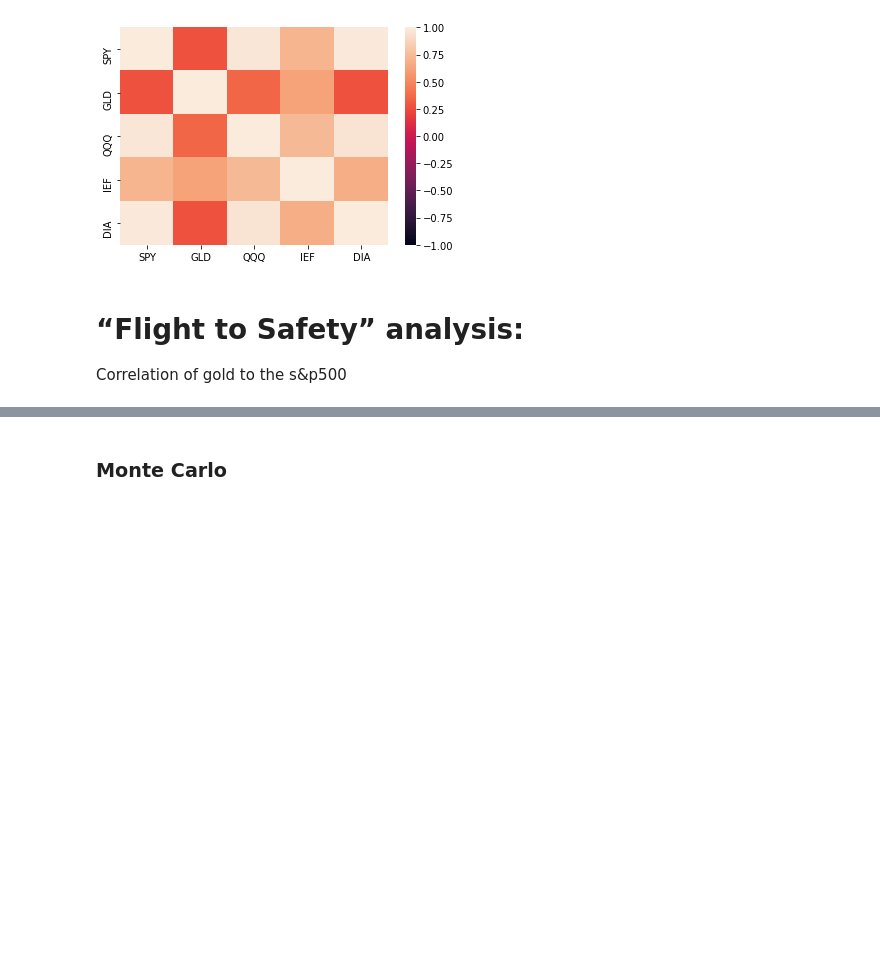
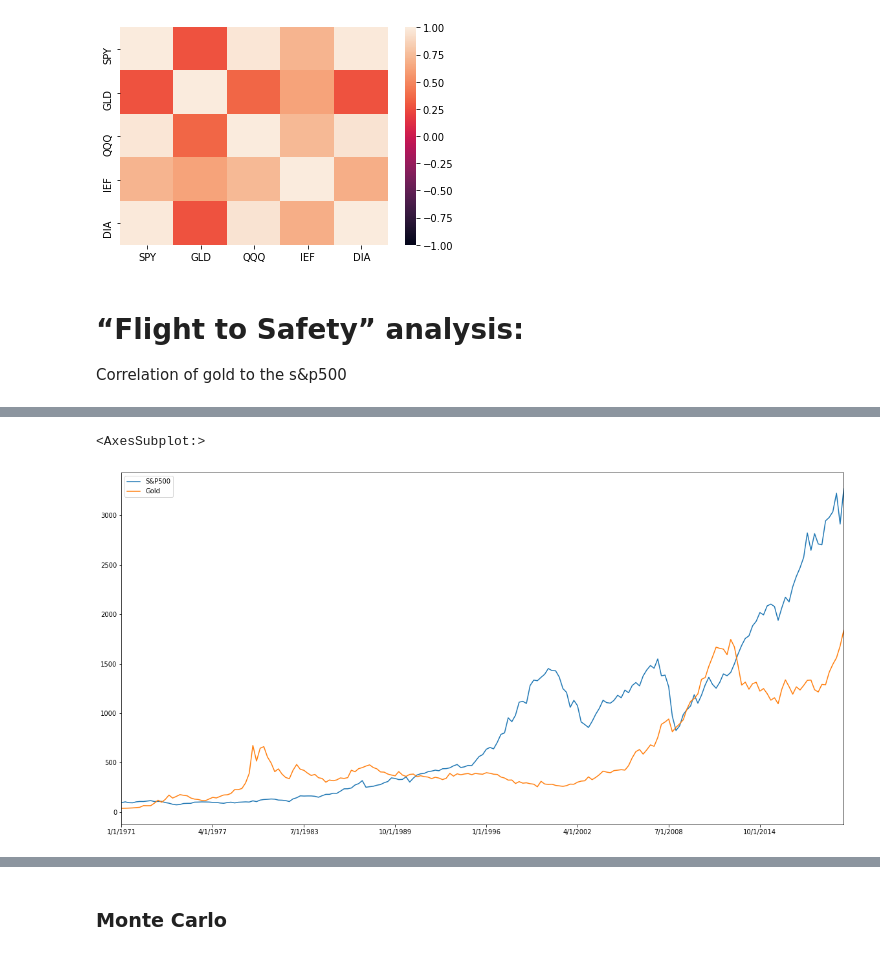
Before and after one commit to Dereksh/GDP-ETFs-and-a-Model-Portfolio, a Jupyter notebook: Main_GDP_vs_Indices.ipynb, the cells around one changed output, grey strips where cells are left out. Saved outputs shown, nothing was run; the diff lists cells and outputs as text; code cells hidden in the pictures; blank space fills up the shorter version.

```diff
--- a/Main_GDP_vs_Indices.ipynb
+++ b/Main_GDP_vs_Indices.ipynb
@@ -195,0 +206,4 @@ Correlation of gold to the s&p500
+# %%
+# drop columns
+gold_sp500 = combined_df_indices.drop(columns=['DJIA','NASDAQ','10_Year','GDP'])
+gold_sp500.head()
@@ -195,0 +217,5 @@ Correlation of gold to the s&p500
+# %%
+gold_sp500.plot(figsize=(20, 10))
+# %% [output]
+<AxesSubplot:>
+[figure, added]
```
Also changed, not shown: parts of 24 cells of this notebook.
